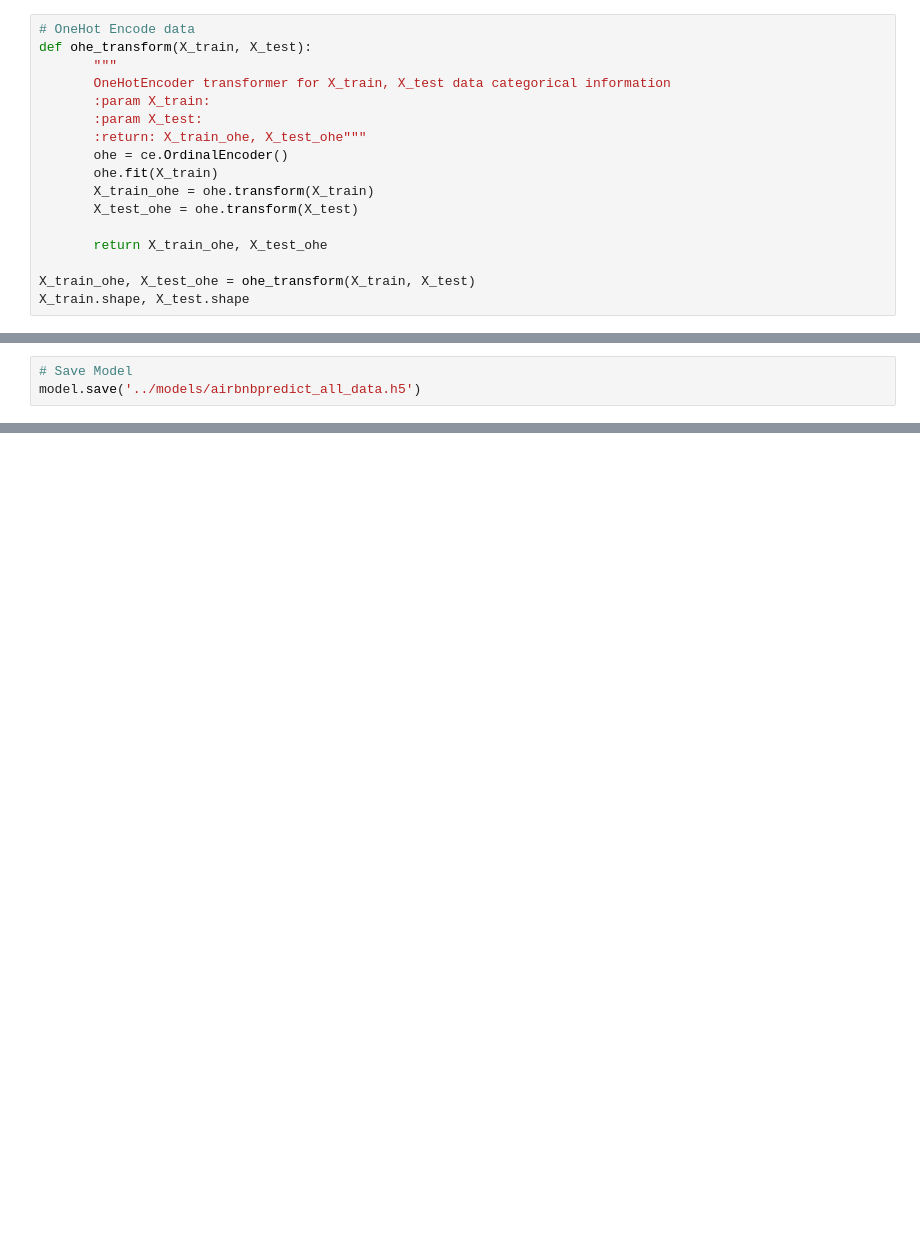
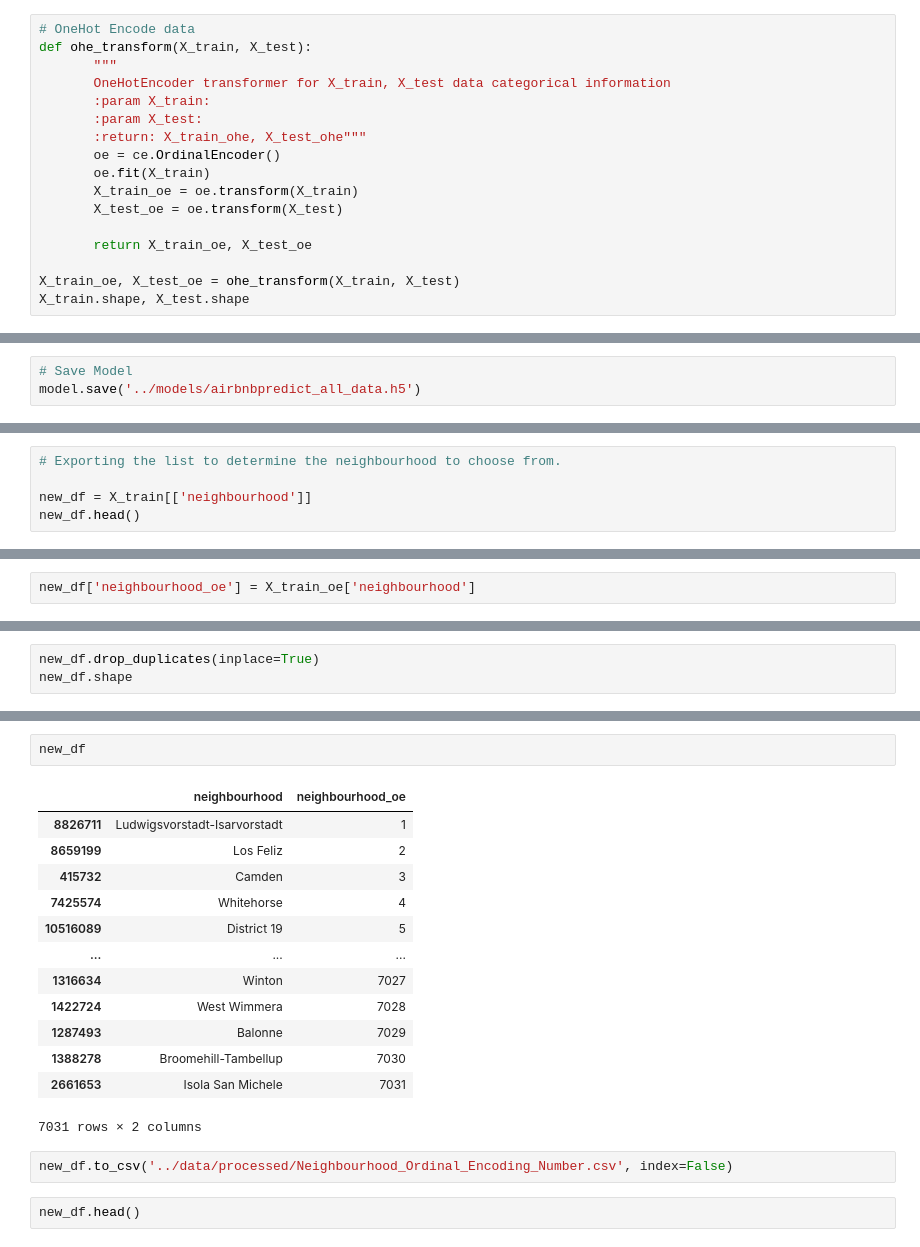
Before and after one commit to ptpt-airbnb-2/AirBnB-Optimal-Price, a Jupyter notebook: notebooks/AirBnB_Model_All_Data.ipynb, the cells around one changed output, grey strips where cells are left out. Drawn from its saved outputs; the diff is of its cells as text; blank space fills up the shorter version.

```diff
--- a/notebooks/AirBnB_Model_All_Data.ipynb
+++ b/notebooks/AirBnB_Model_All_Data.ipynb
@@ -129,14 +150,14 @@ def ohe_transform(X_train, X_test):
        :param X_train:
        :param X_test:
        :return: X_train_ohe, X_test_ohe"""
-       ohe = ce.OrdinalEncoder()
-       ohe.fit(X_train)
-       X_train_ohe = ohe.transform(X_train)
-       X_test_ohe = ohe.transform(X_test)
+       oe = ce.OrdinalEncoder()
+       oe.fit(X_train)
+       X_train_oe = oe.transform(X_train)
+       X_test_oe = oe.transform(X_test)
 
-       return X_train_ohe, X_test_ohe
+       return X_train_oe, X_test_oe
 
-X_train_ohe, X_test_ohe = ohe_transform(X_train, X_test)
+X_train_oe, X_test_oe = ohe_transform(X_train, X_test)
 X_train.shape, X_test.shape
 # %% [output]
 ((10332424, 8), (1823370, 8))
@@ -292,0 +315,5 @@ array([[68.955025]], dtype=float32)
+# %%
+# Exporting the list to determine the neighbourhood to choose from.
+
+new_df = X_train[['neighbourhood']]
+new_df.head()
@@ -292,0 +327,2 @@ array([[68.955025]], dtype=float32)
+# %%
+new_df['neighbourhood_oe'] = X_train_oe['neighbourhood']
@@ -292,0 +335,3 @@ array([[68.955025]], dtype=float32)
+# %%
+new_df.drop_duplicates(inplace=True)
+new_df.shape
@@ -292,0 +347,20 @@ array([[68.955025]], dtype=float32)
+# %%
+new_df
+# %% [output]
+|  | neighbourhood | neighbourhood_oe |
+| 8826711 | Ludwigsvorstadt-Isarvorstadt | 1 |
+| 8659199 | Los Feliz | 2 |
+| 415732 | Camden | 3 |
+| 7425574 | Whitehorse | 4 |
+| 10516089 | District 19 | 5 |
+| ... | ... | ... |
+| 1316634 | Winton | 7027 |
+| 1422724 | West Wimmera | 7028 |
+| 1287493 | Balonne | 7029 |
+| 1388278 | Broomehill-Tambellup | 7030 |
+| 2661653 | Isola San Michele | 7031 |
+7031 rows × 2 columns
+# %%
+new_df.to_csv('../data/processed/Neighbourhood_Ordinal_Encoding_Number.csv', index=False)
+# %%
+new_df.head()
```
Also changed, not shown: parts of 19 cells of this notebook, 8 other files.
